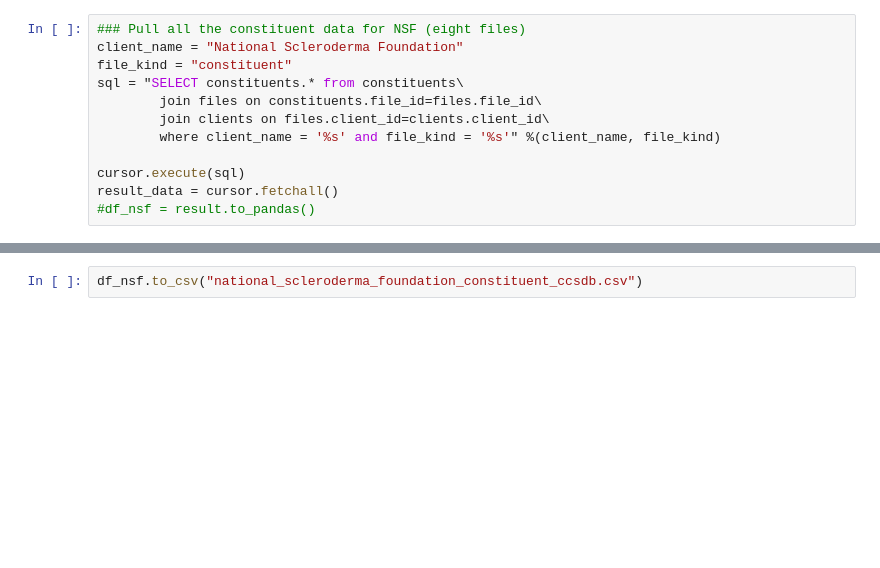
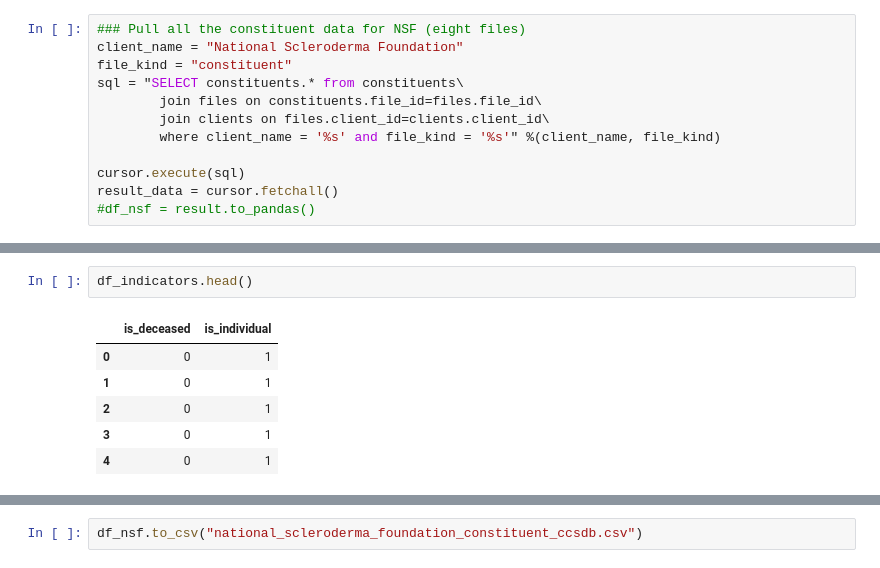
Before and after one commit to rmittalccs/ccs_pred_mod, a Jupyter notebook: connect-ccs-mysql.ipynb, the cells around one changed output, grey strips where cells are left out. Cells and saved outputs as stored; diff of their text form; blank space fills up the shorter version.

```diff
--- a/connect-ccs-mysql.ipynb
+++ b/connect-ccs-mysql.ipynb
@@ -70 +84,10 @@ df_nsf = df_nsf.drop(columns="file_id")
+# %%
+df_indicators.head()
+# %% [output]
+|  | is_deceased | is_individual |
+| 0 | 0 | 1 |
+| 1 | 0 | 1 |
+| 2 | 0 | 1 |
+| 3 | 0 | 1 |
+| 4 | 0 | 1 |
 # %%
```
Also changed, not shown: parts of 6 cells of this notebook, 4 other files.
